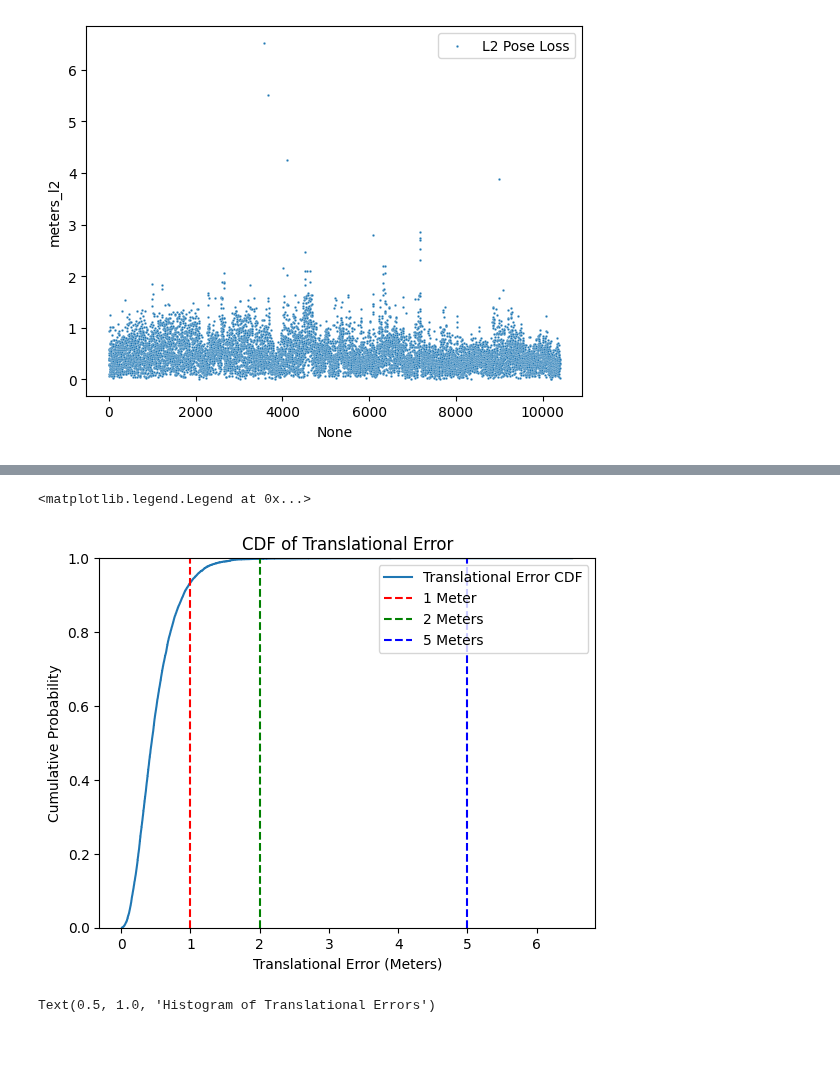
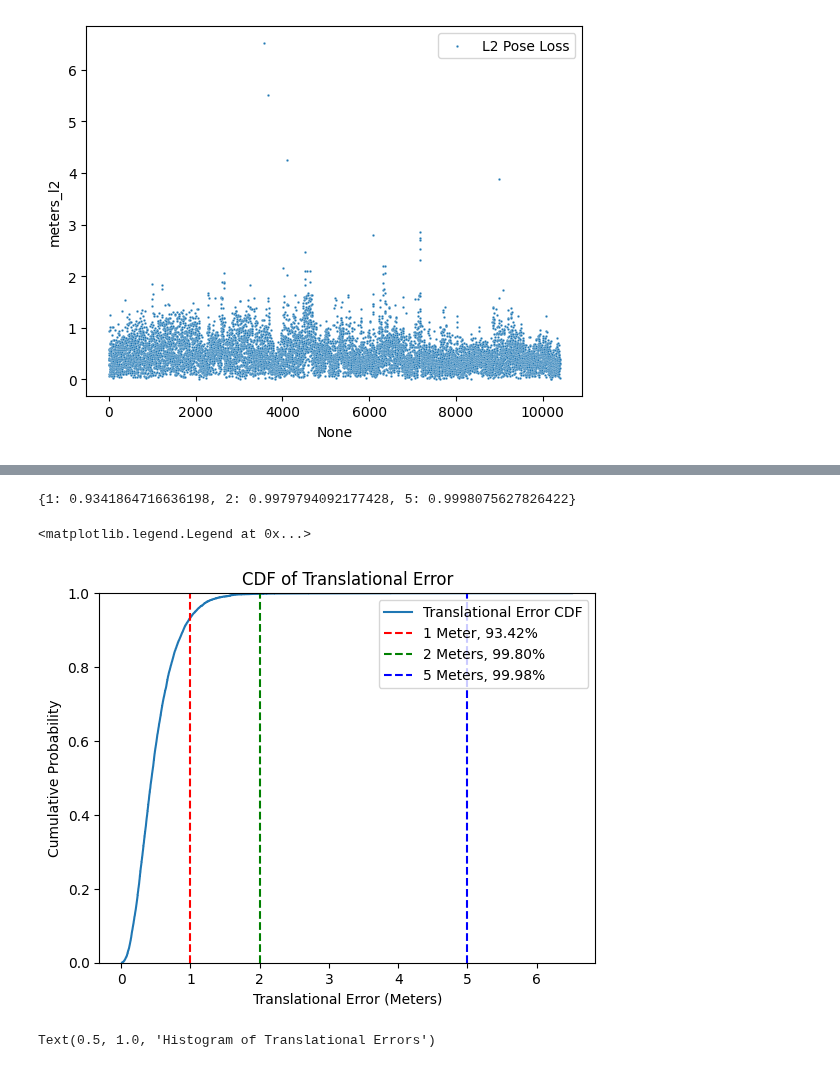
Before and after one commit to ifinckh/2025_sem_proj_FINCKH_VITA, a Jupyter notebook: results.ipynb, the cells around one changed output, grey strips where cells are left out. Saved outputs shown, nothing was run; the diff lists cells and outputs as text; code cells hidden in the pictures.

```diff
--- a/results.ipynb
+++ b/results.ipynb
@@ -284,10 +324,27 @@ sns.scatterplot(data=df, x=df.index, y='yaw_err_deg', label='Yaw Error (Degrees)
 # %%
+# compute cfd intersection points at 1,2,5,10 degrees
+def compute_cdf_intersections(data, thresholds):
+    sorted_data = np.sort(data)
+    cdf = np.arange(1, len(sorted_data) + 1) / len(sorted_data)
+    intersections = {}
+    for threshold in thresholds:
+        idx = np.searchsorted(sorted_data, threshold, side='right') - 1
+        if idx >= 0:
+            intersections[threshold] = cdf[idx]
+        else:
+            intersections[threshold] = 0.0
+    return intersections
+thresholds = [1, 2, 5, 10, 20]
+intersections = compute_cdf_intersections(df['yaw_err_deg'], thresholds)
+print(intersections)
+
 # cdf plot for yaw error with 1,2, 5, 10 degree lines
 sns.ecdfplot(data=df, x='yaw_err_deg', label='Yaw Error CDF')
-plt.axvline(x=1, color='r', linestyle='--', label='1 Degree')
-plt.axvline(x=2, color='g', linestyle='--', label='2 Degrees')
-plt.axvline(x=5, color='b', linestyle='--', label='5 Degrees')
-plt.axvline(x=10, color='y', linestyle='--', label='10 Degrees')
+plt.axvline(x=1, color='r', linestyle='--', label=f'1 Degree, {intersections[1]*100:.2f}%')
+plt.axvline(x=2, color='g', linestyle='--', label=f'2 Degrees, {intersections[2]*100:.2f}%')
+plt.axvline(x=5, color='b', linestyle='--', label=f'5 Degrees, {intersections[5]*100:.2f}%')
+plt.axvline(x=10, color='y', linestyle='--', label=f'10 Degrees, {intersections[10]*100:.2f}%')
+plt.axvline(x=20, color='m', linestyle='--', label=f'20 Degrees, {intersections[20]*100:.2f}%')
 plt.xlabel('Yaw Error (Degrees)')
 plt.ylabel('Cumulative Probability')
 plt.title('CDF of Yaw Error')
@@ -298,16 +356,22 @@ plt.legend()
 # %%
+# compute cfd intersection points at 1,2,5,10 degrees
+thresholds = [1, 2, 5]
+intersections = compute_cdf_intersections(df['meters_l2'], thresholds)
+print(intersections)
+
 # cdf plot for translational error with 1,2, 5 meter lines
 sns.ecdfplot(data=df, x='meters_l2', label='Translational Error CDF')
-plt.axvline(x=1, color='r', linestyle='--', label='1 Meter')
-plt.axvline(x=2, color='g', linestyle='--', label='2 Meters')
-plt.axvline(x=5, color='b', linestyle='--', label='5 Meters')
+plt.axvline(x=1, color='r', linestyle='--', label=f'1 Meter, {intersections[1]*100:.2f}%')
+plt.axvline(x=2, color='g', linestyle='--', label=f'2 Meters, {intersections[2]*100:.2f}%')
+plt.axvline(x=5, color='b', linestyle='--', label=f'5 Meters, {intersections[5]*100:.2f}%')
 plt.xlabel('Translational Error (Meters)')
 plt.ylabel('Cumulative Probability')
 plt.title('CDF of Translational Error')
 plt.legend()
 # %% [output]
-<matplotlib.legend.Legend at 0x...>
+{1: 0.9341864716636198, 2: 0.9979794092177428, 5: 0.9998075627826422}
+<matplotlib.legend.Legend at 0x...>
-[figure, old version]
+[figure, new version]
 # %%
 # Error histogram (distribution of errors)
 sns.histplot(data=df, x='meters_l2', bins=50, kde=True)
```
Also changed, not shown: parts of 8 cells of this notebook, 2 other files.
